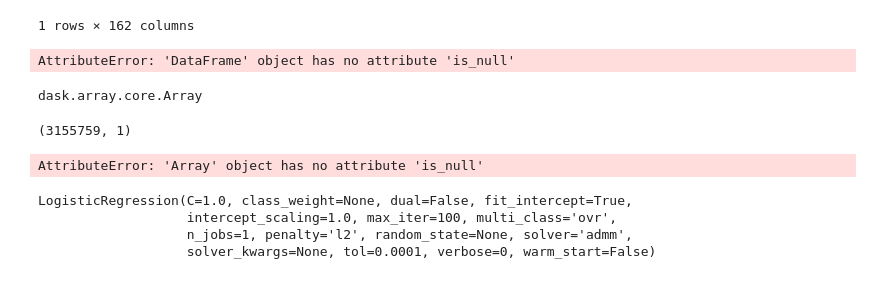
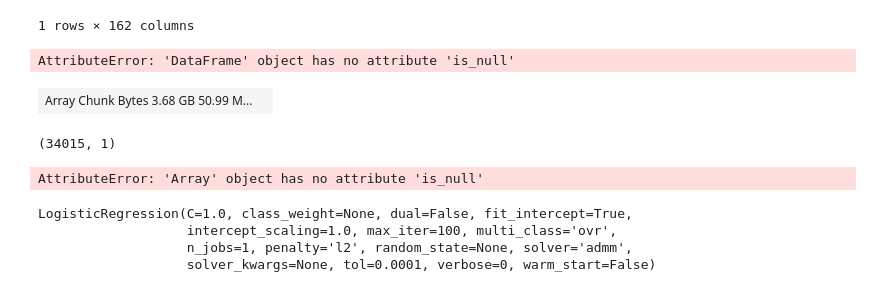
Before and after one commit to jorgenporgen/DAT300, a Jupyter notebook: DAT300_CA1_16.ipynb, the cells around one changed output. Cells and saved outputs as stored; diff of their text form; code cells hidden in the pictures.

```diff
--- a/DAT300_CA1_16.ipynb
+++ b/DAT300_CA1_16.ipynb
@@ -303,11 +302,12 @@ X.shape
 # %%
 X_train, X_test, y_train, y_test = train_test_split(X, y)
+X_train
 # %% [output]
-dask.array.core.Array
+| Array Chunk Bytes 3.68 GB 50.99 M... |  |
 # %%
-y.shape
+y_train.shape
 # %% [output]
-(3155759, 1)
+(34015, 1)
 # %%
 # Check for NaN in dask array
 missing_values = X_train.is_null().sum()
```
Also changed, not shown: parts of 1 cell of this notebook.
